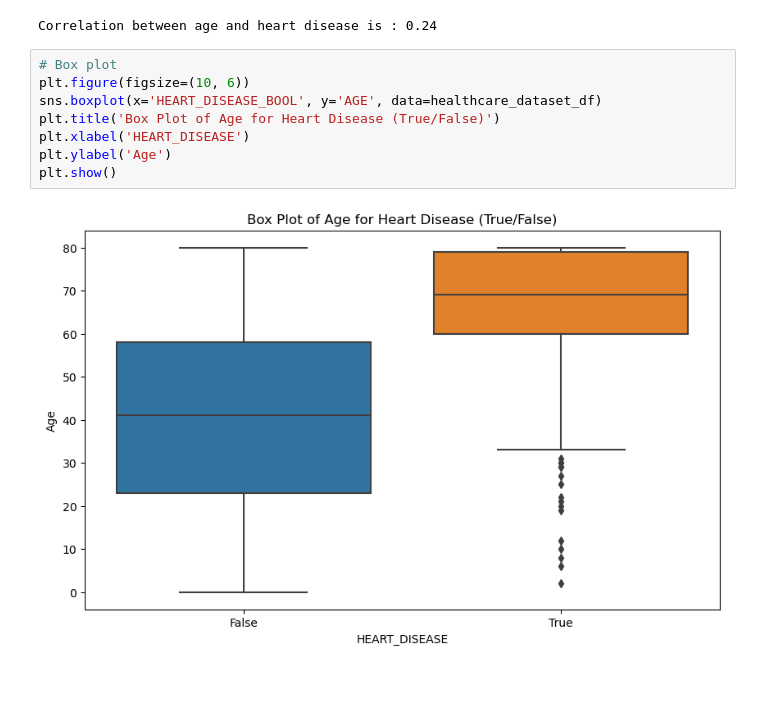
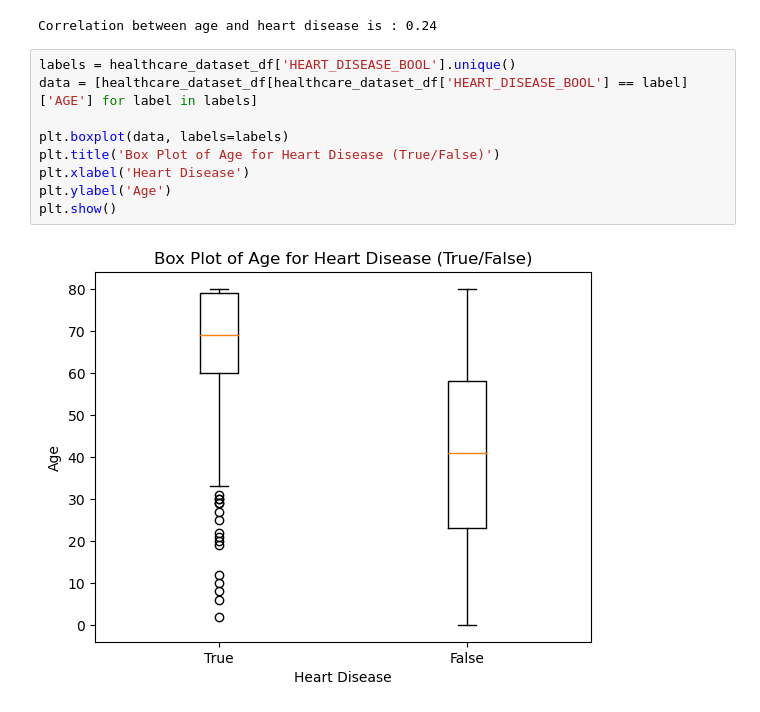
Before and after one commit to ktennant5378/Group-Project-1, a Jupyter notebook: PPP.ipynb, the cells around one changed output. Saved outputs shown, nothing was run; the diff lists cells and outputs as text; blank space fills up the shorter version.

```diff
--- a/PPP.ipynb
+++ b/PPP.ipynb
@@ -88,16 +111,17 @@ correlation_age_heart_disease, _ = pearsonr(healthcare_dataset_df['AGE'], health
 print(f"Correlation between age and heart disease is : {correlation_age_heart_disease:.2f}")
 # %% [output]
 Correlation between age and heart disease is : 0.24
-# %%
-# Box plot
-plt.figure(figsize=(10, 6))
-sns.boxplot(x='HEART_DISEASE_BOOL', y='AGE', data=healthcare_dataset_df)
-plt.title('Box Plot of Age for Heart Disease (True/False)')
-plt.xlabel('HEART_DISEASE')
-plt.ylabel('Age')
-plt.show()
-# %% [output]
-[figure, removed]
+# %%
+labels = healthcare_dataset_df['HEART_DISEASE_BOOL'].unique()
+data = [healthcare_dataset_df[healthcare_dataset_df['HEART_DISEASE_BOOL'] == label]['AGE'] for label in labels]
+
+plt.boxplot(data, labels=labels)
+plt.title('Box Plot of Age for Heart Disease (True/False)')
+plt.xlabel('Heart Disease')
+plt.ylabel('Age')
+plt.show()
+# %% [output]
+[figure, added]
 # %%
 # Extract relevant columns
 bmi = healthcare_dataset_df['BMI']
```
Also changed, not shown: parts of 10 cells of this notebook.
